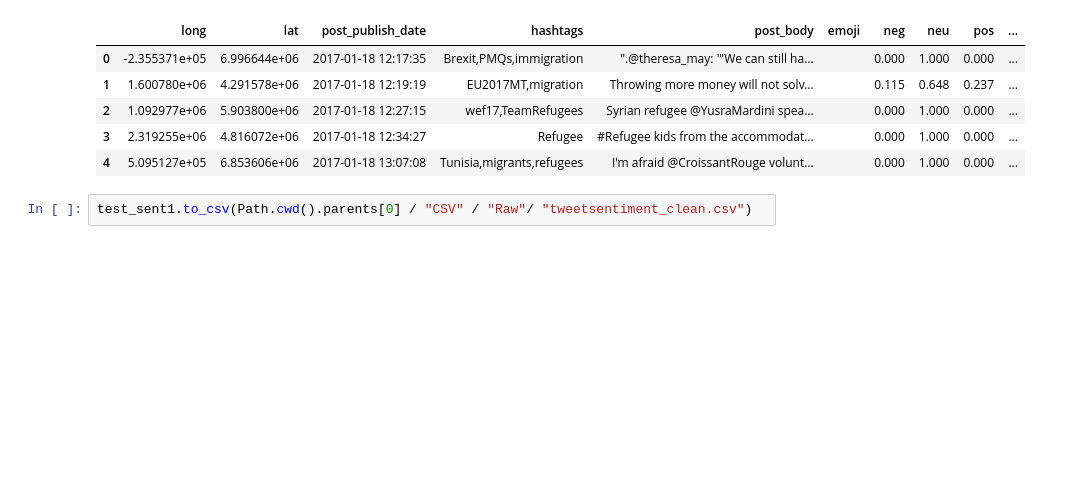
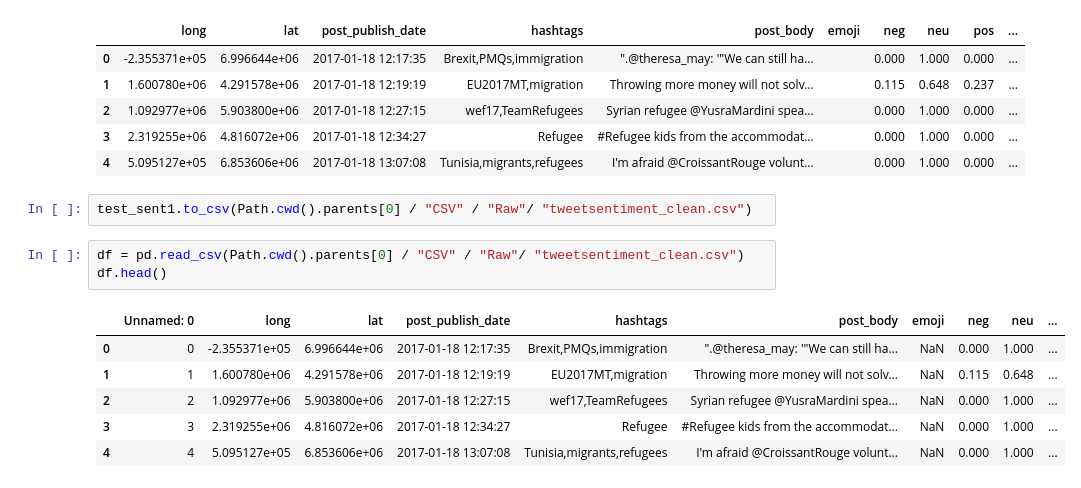
Before and after one commit to TheCount11/Refugee, a Jupyter notebook: Jupyter/Rough.ipynb, the cells around one changed output. Cells and saved outputs as stored; diff of their text form; blank space fills up the shorter version.

```diff
--- a/Jupyter/Rough.ipynb
+++ b/Jupyter/Rough.ipynb
@@ -146,3 +158,13 @@ test_sent1.head()
 | 4 | 5.095127e+05 | 6.853606e+06 | 2017-01-18 13:07:08 | Tunisia,migrants,refugees | I'm afraid @CroissantRouge volunt... |  | 0.000 | 1.000 | 0.000 | ... |
 # %%
 test_sent1.to_csv(Path.cwd().parents[0] / "CSV" / "Raw"/ "tweetsentiment_clean.csv")
+# %%
+df = pd.read_csv(Path.cwd().parents[0] / "CSV" / "Raw"/ "tweetsentiment_clean.csv")
+df.head()
+# %% [output]
+|  | Unnamed: 0 | long | lat | post_publish_date | hashtags | post_body | emoji | neg | neu | ... |
+| 0 | 0 | -2.355371e+05 | 6.996644e+06 | 2017-01-18 12:17:35 | Brexit,PMQs,immigration | ".@theresa_may: '"We can still ha... | NaN | 0.000 | 1.000 | ... |
+| 1 | 1 | 1.600780e+06 | 4.291578e+06 | 2017-01-18 12:19:19 | EU2017MT,migration | Throwing more money will not solv... | NaN | 0.115 | 0.648 | ... |
+| 2 | 2 | 1.092977e+06 | 5.903800e+06 | 2017-01-18 12:27:15 | wef17,TeamRefugees | Syrian refugee @YusraMardini spea... | NaN | 0.000 | 1.000 | ... |
+| 3 | 3 | 2.319255e+06 | 4.816072e+06 | 2017-01-18 12:34:27 | Refugee | #Refugee kids from the accommodat... | NaN | 0.000 | 1.000 | ... |
+| 4 | 4 | 5.095127e+05 | 6.853606e+06 | 2017-01-18 13:07:08 | Tunisia,migrants,refugees | I'm afraid @CroissantRouge volunt... | NaN | 0.000 | 1.000 | ... |
```
Also changed, not shown: parts of 13 cells of this notebook, 6 other files.
